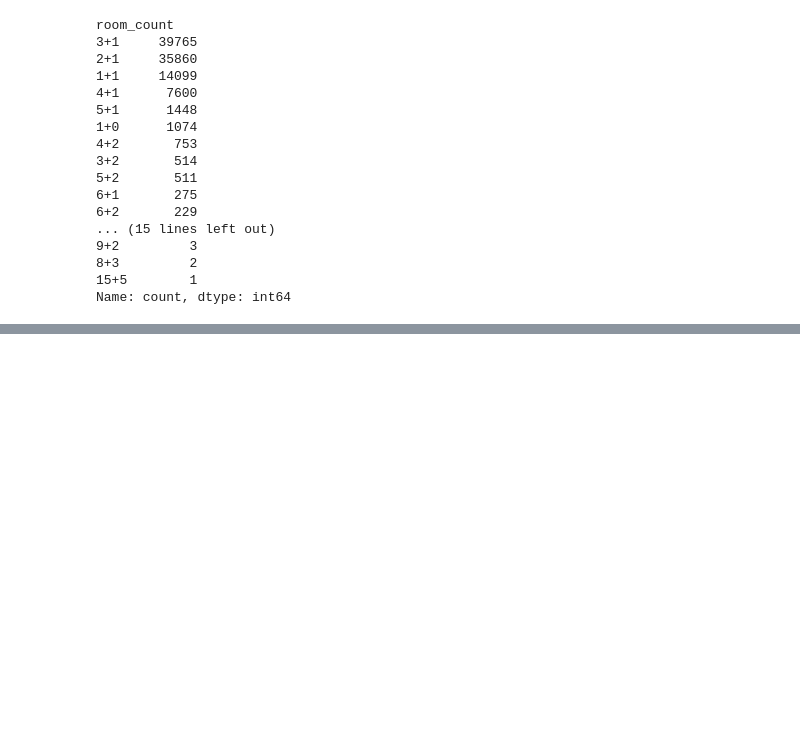
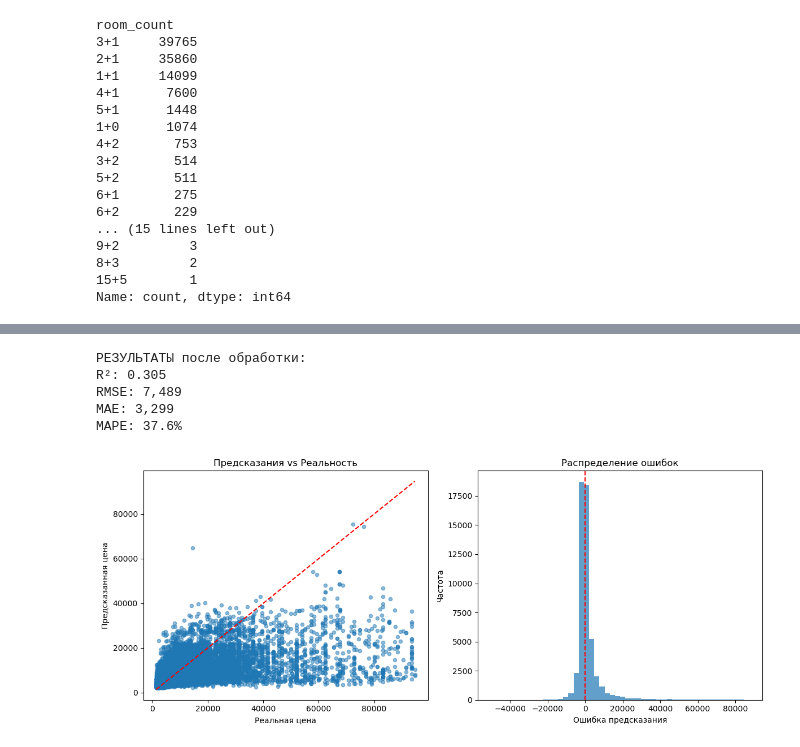
Before and after one commit to Rev1ze/team_build, a Jupyter notebook: team_proj 4kurs.ipynb, the cells around one changed output, grey strips where cells are left out. Saved outputs shown, nothing was run; the diff lists cells and outputs as text; code cells hidden in the pictures; blank space fills up the shorter version.

```diff
--- a/team_proj 4kurs.ipynb
+++ b/team_proj 4kurs.ipynb
@@ -854,0 +1133,9 @@ df_rent[df_rent['price'] < 0]
+# %%
+common_index = df_sell_ansamble.index.intersection(y.index)
+X = df_sell_ansamble.loc[common_index]
+y = y.loc[common_index]
+
+print(f"Размер данных: X {X.shape}, y {y.shape}")
+print(f"Колонки признаков: {X.columns.tolist()}")
+print(f"Диапазон цен: от {y.min():,.0f} до {y.max():,.0f}")
+print(f"Средняя цена: {y.mean():,.0f}")
@@ -854,0 +1168,14 @@ df_rent[df_rent['price'] < 0]
+# %%
+print("\n" + "=" * 60)
+print("ОБУЧЕНИЕ МОДЕЛИ")
+print("=" * 60)
+
+model = RandomForestRegressor(
+    n_estimators=100,
+    max_depth=10,
+    min_samples_split=5,
+    random_state=42,
+    n_jobs=-1
+)
+
+model.fit(X_train, y_train)
@@ -854,0 +1188,54 @@ df_rent[df_rent['price'] < 0]
+# %%
+y_pred_log = model.predict(X_test)
+
+# Обратное преобразование из логарифма
+y_pred = np.expm1(y_pred_log)
+y_test_original = np.expm1(y_test)
+
+# Метрики
+rmse = np.sqrt(mean_squared_error(y_test_original, y_pred))
+mae = mean_absolute_error(y_test_original, y_pred)
+r2 = r2_score(y_test_original, y_pred)
+
+# Правильный расчет MAPE
+def safe_mape(y_true, y_pred):
+    """Безопасный расчет MAPE"""
+    mask = y_true != 0  # избегаем деления на 0
+    return np.mean(np.abs((y_true[mask] - y_pred[mask]) / y_true[mask])) * 100
+
+mape = safe_mape(y_test_original, y_pred)
+
+print("РЕЗУЛЬТАТЫ после обработки:")
+print(f"R²: {r2:.3f}")
+print(f"RMSE: {rmse:,.0f}")
+print(f"MAE: {mae:,.0f}")
+print(f"MAPE: {mape:.1f}%")
+# %% [output]
+РЕЗУЛЬТАТЫ после обработки:
+R²: 0.305
+RMSE: 7,489
+MAE: 3,299
+MAPE: 37.6%
+# %%
+plt.figure(figsize=(12, 5))
+
+plt.subplot(1, 2, 1)
+plt.scatter(y_test_original, y_pred, alpha=0.5, s=20)
+plt.plot([y_test_original.min(), y_test_original.max()],
+         [y_test_original.min(), y_test_original.max()], 'r--')
+plt.xlabel('Реальная цена')
+plt.ylabel('Предсказанная цена')
+plt.title('Предсказания vs Реальность')
+
+plt.subplot(1, 2, 2)
+errors = y_test_original - y_pred
+plt.hist(errors, bins=50, alpha=0.7)
+plt.axvline(x=0, color='r', linestyle='--')
+plt.xlabel('Ошибка предсказания')
+plt.ylabel('Частота')
+plt.title('Распределение ошибок')
+
+plt.tight_layout()
+plt.show()
+# %% [output]
+[figure, added]
```
Also changed, not shown: parts of 53 cells of this notebook.
